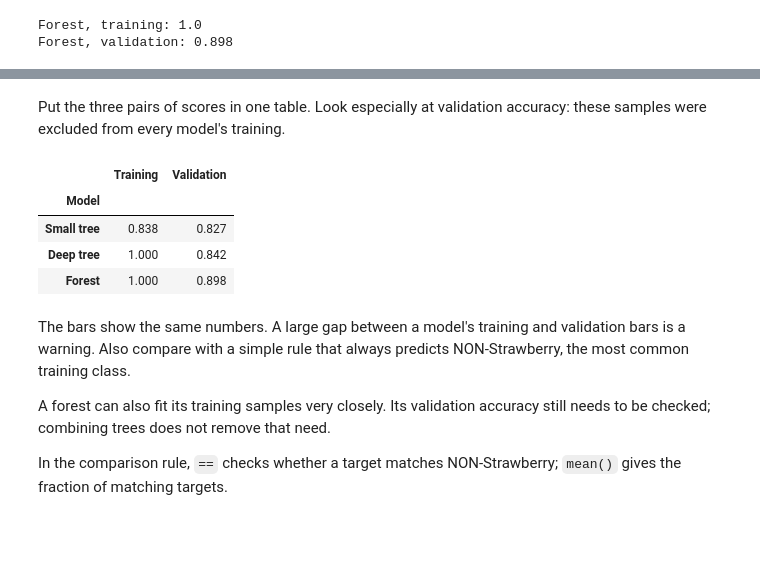
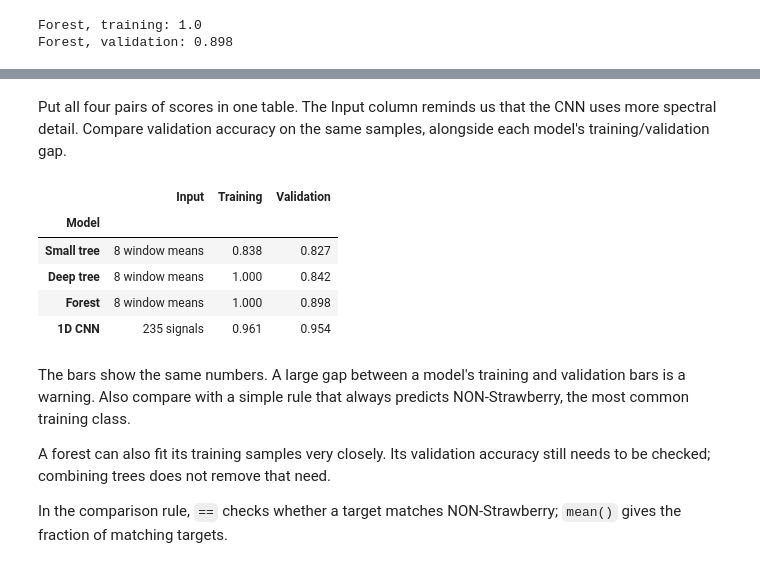
Before and after one commit to CompOmics/ML_AI_Analytical_Chemistry_Course, a Jupyter notebook: 03_Evaluation/notebooks/TD2_strawberry_solution.ipynb, the cells around one changed output, grey strips where cells are left out. Cells and saved outputs as stored; diff of their text form; code cells hidden in the pictures; blank space fills up the shorter version.

```diff
--- a/03_Evaluation/notebooks/TD2_strawberry_solution.ipynb
+++ b/03_Evaluation/notebooks/TD2_strawberry_solution.ipynb
@@ -188,0 +266,5 @@ Forest, validation: 0.898
+# %%
+spectrum_scaler = StandardScaler()
+cnn_train = spectrum_scaler.fit_transform(spectra.loc[X_train.index]).astype("float32")
+cnn_validation_data = spectrum_scaler.transform(spectra.loc[X_validation.index]).astype("float32")
+cnn_test = spectrum_scaler.transform(spectra.loc[X_test.index]).astype("float32")
@@ -188,0 +277,7 @@ Forest, validation: 0.898
+# %%
+cnn_train = cnn_train.reshape(-1, 235, 1)
+cnn_validation_data = cnn_validation_data.reshape(-1, 235, 1)
+cnn_test = cnn_test.reshape(-1, 235, 1)
+cnn_y_train = y_train.eq("Strawberry").astype("float32").to_numpy()
+cnn_y_validation = y_validation.eq("Strawberry").astype("float32").to_numpy()
+print("CNN training input:", cnn_train.shape)
@@ -188,0 +300,8 @@ Forest, validation: 0.898
+# %%
+cnn = keras.Sequential([
+    keras.Input(shape=(235, 1)),
+    keras.layers.Conv1D(8, 5, activation="relu"),
+    keras.layers.MaxPooling1D(4),
+    keras.layers.Flatten(),
+    keras.layers.Dense(1, activation="sigmoid")
+])
@@ -188,0 +315,7 @@ Forest, validation: 0.898
+# %%
+cnn.compile(optimizer="adam", loss="binary_crossentropy", metrics=["accuracy"])
+history = cnn.fit(cnn_train, cnn_y_train, epochs=30, batch_size=32, verbose=0)
+cnn_training = cnn.evaluate(cnn_train, cnn_y_train, verbose=0)[1]
+cnn_validation = cnn.evaluate(cnn_validation_data, cnn_y_validation, verbose=0)[1]
+print("CNN, training:", round(cnn_training, 3))
+print("CNN, validation:", round(cnn_validation, 3))
@@ -189,20 +338,23 @@ Forest, validation: 0.898
 # %% [markdown]
-Put the three pairs of scores in one table. Look especially at validation
-accuracy: these samples were excluded from every model's training.
+Put all four pairs of scores in one table. The Input column reminds us
+that the CNN uses more spectral detail. Compare validation accuracy on
+the same samples, alongside each model's training/validation gap.
 # %%
 results = pd.DataFrame({
-    "Model": ["Small tree", "Deep tree", "Forest"],
-    "Training": [small_training, deep_training, forest_training],
-    "Validation": [small_validation, deep_validation, forest_validation]
+    "Model": ["Small tree", "Deep tree", "Forest", "1D CNN"],
+    "Input": ["8 window means", "8 window means", "8 window means", "235 signals"],
+    "Training": [small_training, deep_training, forest_training, cnn_training],
+    "Validation": [small_validation, deep_validation, forest_validation, cnn_validation]
 })
 results = results.set_index("Model")
 results.round(3)
 # %% [output]
-|  | Training | Validation |
-| Model |  |  |
-| Small tree | 0.838 | 0.827 |
-| Deep tree | 1.000 | 0.842 |
-| Forest | 1.000 | 0.898 |
+|  | Input | Training | Validation |
+| Model |  |  |  |
+| Small tree | 8 window means | 0.838 | 0.827 |
+| Deep tree | 8 window means | 1.000 | 0.842 |
+| Forest | 8 window means | 1.000 | 0.898 |
+| 1D CNN | 235 signals | 0.961 | 0.954 |
 # %% [markdown]
 The bars show the same numbers. A large gap between a model's training and
 validation bars is a warning. Also compare with a simple rule that always
```
Also changed, not shown: parts of 39 cells of this notebook, 12 other files.
